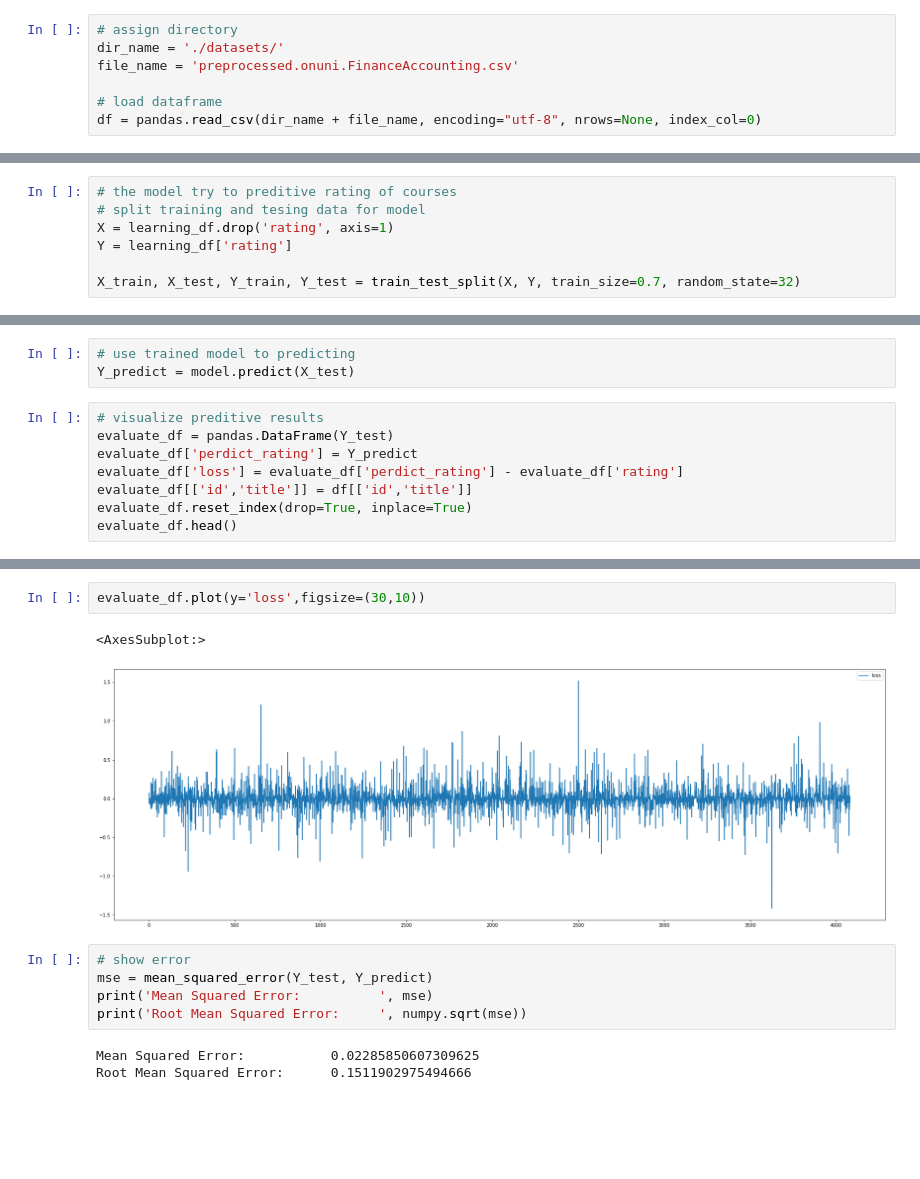
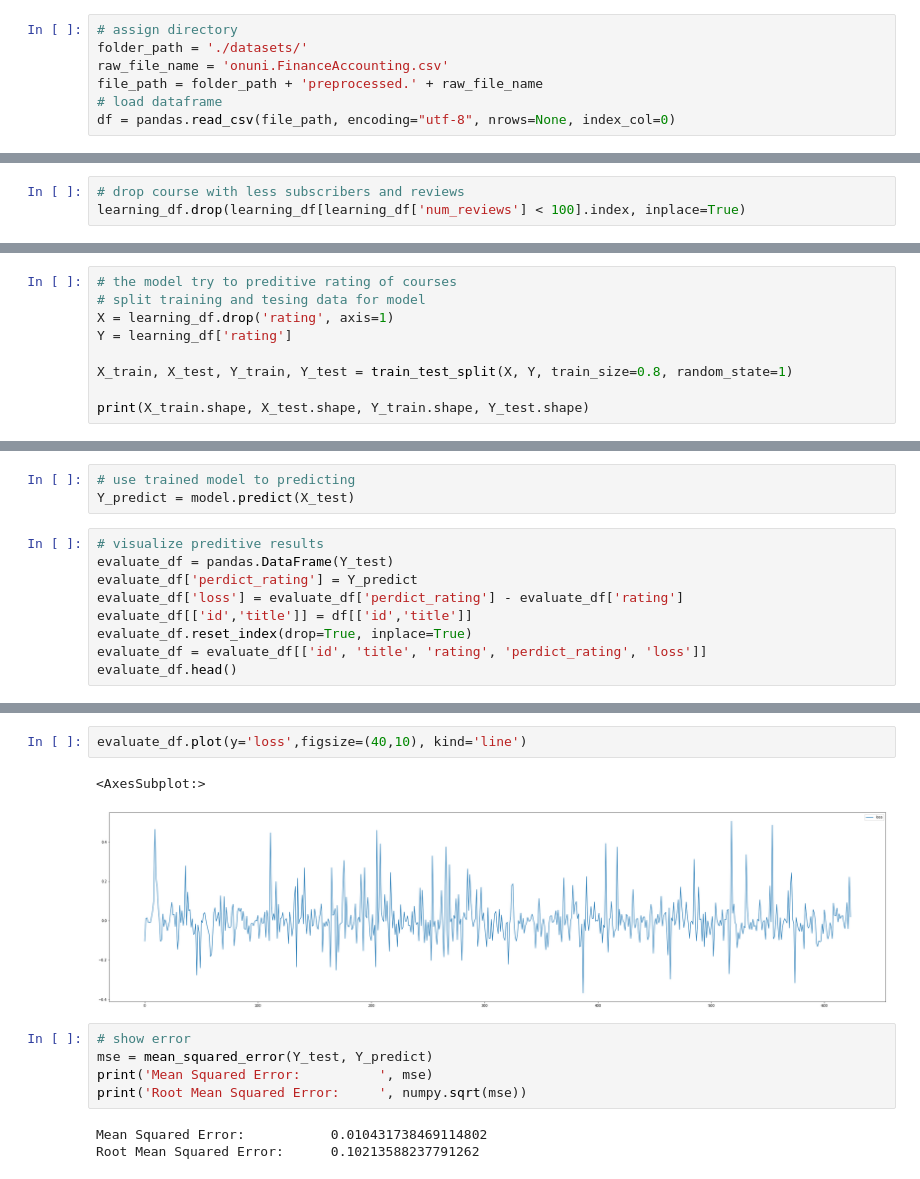
Before and after one commit to vancodocton/1641workspace, a Jupyter notebook: pandas.analytic.ipynb, the cells around one changed output, grey strips where cells are left out. Saved outputs shown, nothing was run; the diff lists cells and outputs as text; blank space fills up the shorter version.

```diff
--- a/pandas.analytic.ipynb
+++ b/pandas.analytic.ipynb
@@ -9,9 +9,9 @@ from sklearn.linear_model import LinearRegression
 from sklearn.metrics import mean_squared_error
 # %%
 # assign directory
-dir_name = './datasets/'
-file_name = 'preprocessed.onuni.FinanceAccounting.csv'
-
+folder_path = './datasets/'
+raw_file_name = 'onuni.FinanceAccounting.csv'
+file_path = folder_path + 'preprocessed.' + raw_file_name
 # load dataframe
-df = pandas.read_csv(dir_name + file_name, encoding="utf-8", nrows=None, index_col=0)
+df = pandas.read_csv(file_path, encoding="utf-8", nrows=None, index_col=0)
 # %%
@@ -31,6 +31,9 @@ learning_df = df.copy(deep=True)
 # drop unused columns for training predictive model
 drop_col = ['id', 'title','discount_percent', 'rating_deviation']
 learning_df.drop(columns=drop_col, inplace=True)
+# %%
+# drop course with less subscribers and reviews
+learning_df.drop(learning_df[learning_df['num_reviews'] < 100].index, inplace=True)
 # %%
 # convert other datatypes to numeric type
 learning_df['is_paid'] = learning_df['is_paid'].astype('int')
@@ -79,4 +82,6 @@ learning_df
 X = learning_df.drop('rating', axis=1)
 Y = learning_df['rating']
 
-X_train, X_test, Y_train, Y_test = train_test_split(X, Y, train_size=0.7, random_state=32)
+X_train, X_test, Y_train, Y_test = train_test_split(X, Y, train_size=0.8, random_state=1)
+
+print(X_train.shape, X_test.shape, Y_train.shape, Y_test.shape)
@@ -96,5 +103,6 @@ evaluate_df['perdict_rating'] = Y_predict
 evaluate_df['loss'] = evaluate_df['perdict_rating'] - evaluate_df['rating']
 evaluate_df[['id','title']] = df[['id','title']]
 evaluate_df.reset_index(drop=True, inplace=True)
+evaluate_df = evaluate_df[['id', 'title', 'rating', 'perdict_rating', 'loss']]
 evaluate_df.head()
 # %% [output]
@@ -112,16 +125,16 @@ evaluate_df['loss'].plot(kind='hist')
 # %%
-evaluate_df.plot(y='loss',figsize=(30,10))
+evaluate_df.plot(y='loss',figsize=(40,10), kind='line')
 # %% [output]
 <AxesSubplot:>
-[figure, old version]
+[figure, new version]
 # %%
 # show error
 mse = mean_squared_error(Y_test, Y_predict)
 print('Mean Squared Error:          ', mse)
 print('Root Mean Squared Error:     ', numpy.sqrt(mse))
 # %% [output]
-Mean Squared Error:           0.02285850607309625
-Root Mean Squared Error:      0.1511902975494666
+Mean Squared Error:           0.010431738469114802
+Root Mean Squared Error:      0.10213588237791262
 # %%
 evaluate_df['loss'].describe()
 # %% [output]
```
Also changed, not shown: parts of 9 cells of this notebook, 3 other files.
